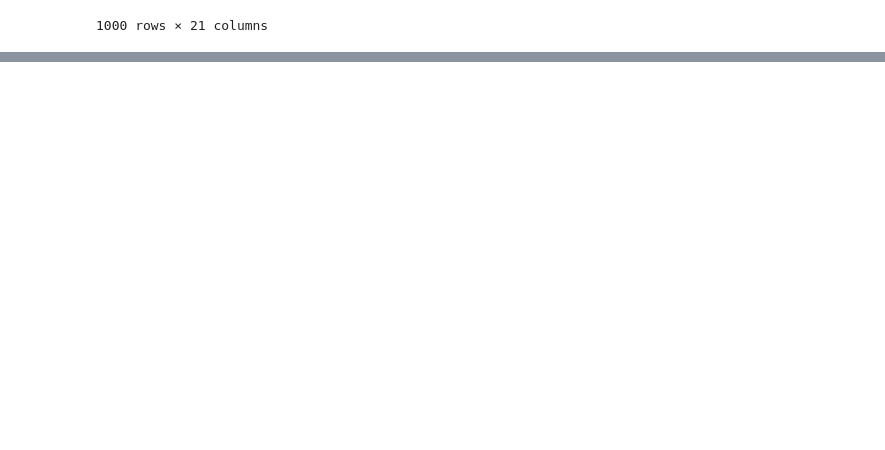
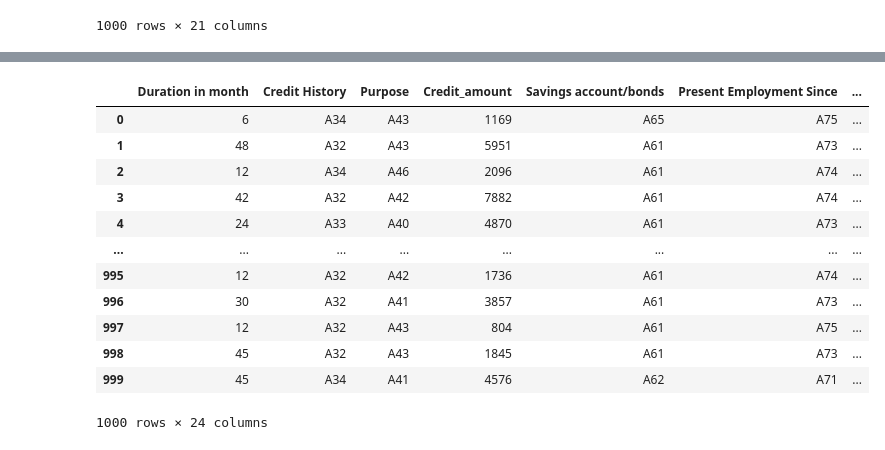
Before and after one commit to Christoffersenry/PSI_Group_13_Project, a Jupyter notebook: credit_approval_EDA.ipynb, the cells around one changed output, grey strips where cells are left out. Drawn from its saved outputs; the diff is of its cells as text; code cells hidden in the pictures; blank space fills up the shorter version.

```diff
--- a/credit_approval_EDA.ipynb
+++ b/credit_approval_EDA.ipynb
@@ -113,23 +113,3 @@ data
 | 998 | A11 | 45 | A32 | A43 | 1845 | A61 | ... |
 | 999 | A12 | 45 | A34 | A41 | 4576 | A62 | ... |
 1000 rows × 21 columns
-# %%
-data = data.drop(data.columns[[0, 1, 2]],axis = 1)
-# %%
-from numpy import asarray
-from sklearn.preprocessing import OneHotEncoder
-from sklearn.preprocessing import LabelBinarizer
-
-data["Status Existing Checking Account"]
-y = LabelBinarizer().fit_transform(data["Status Existing Checking Account"])
-
-#y = OneHotEncoder().fit_transform(x).toarray()
-print(y)
-data["Status Existing Checking Account"] = y
-data
-
-# define one hot encoding
-#encoder = OneHotEncoder(sparse=False)
-# transform data
-#onehot = encoder.fit_transform(data)
-#print(onehot)
@@ -156,0 +116,18 @@ data
+# %%
+df_one_hot_encoded = pd.get_dummies(data = data, columns = ["Status Existing Checking Account"], prefix = "CheckingAccount")
+
+df_one_hot_encoded
+# %% [output]
+|  | Duration in month | Credit History | Purpose | Credit_amount | Savings account/bonds | Present Employment Since | ... |
+| 0 | 6 | A34 | A43 | 1169 | A65 | A75 | ... |
+| 1 | 48 | A32 | A43 | 5951 | A61 | A73 | ... |
+| 2 | 12 | A34 | A46 | 2096 | A61 | A74 | ... |
+| 3 | 42 | A32 | A42 | 7882 | A61 | A74 | ... |
+| 4 | 24 | A33 | A40 | 4870 | A61 | A73 | ... |
+| ... | ... | ... | ... | ... | ... | ... | ... |
+| 995 | 12 | A32 | A42 | 1736 | A61 | A74 | ... |
+| 996 | 30 | A32 | A41 | 3857 | A61 | A73 | ... |
+| 997 | 12 | A32 | A43 | 804 | A61 | A75 | ... |
+| 998 | 45 | A32 | A43 | 1845 | A61 | A73 | ... |
+| 999 | 45 | A34 | A41 | 4576 | A62 | A71 | ... |
+1000 rows × 24 columns
```
Also changed, not shown: parts of 5 cells of this notebook.
